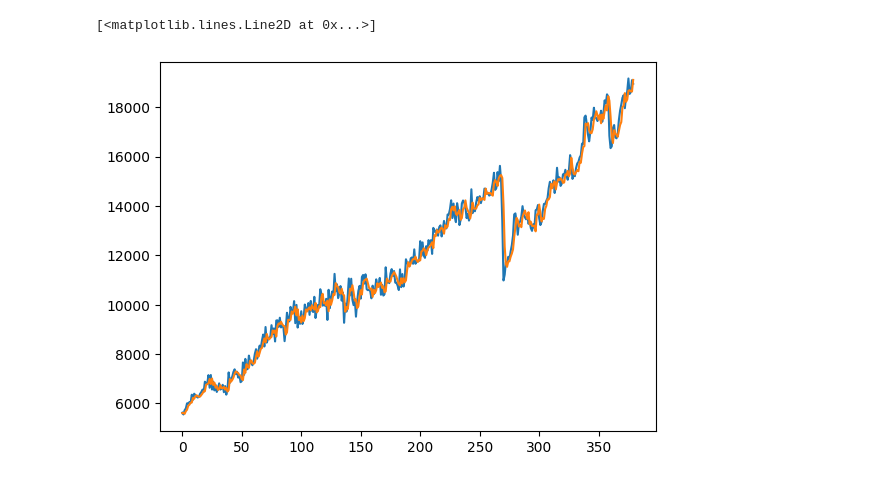
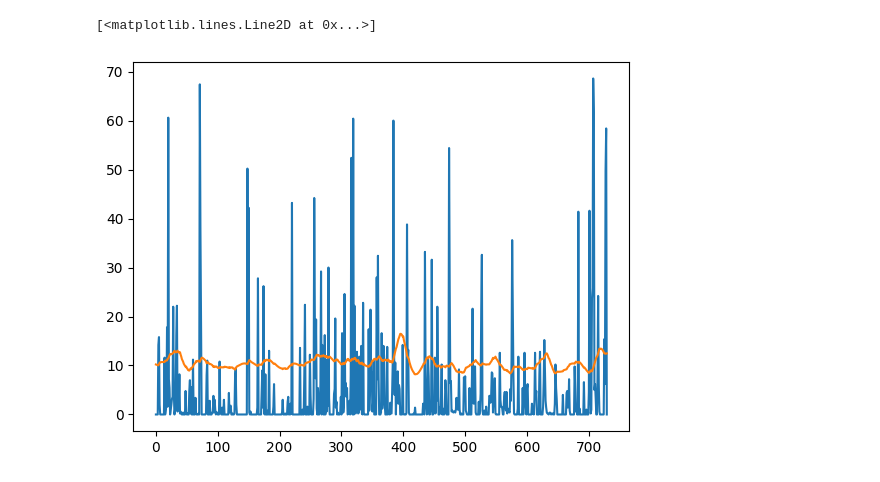
Before and after one commit to ilanGrynszpan/PyGASModels, a Jupyter notebook: sandbox.ipynb, the cells around one changed output. Saved outputs shown, nothing was run; the diff lists cells and outputs as text; code cells hidden in the pictures.

Commit message:
za gb2 working for 10 harmonics

```diff
--- a/sandbox.ipynb
+++ b/sandbox.ipynb
@@ -11,12 +13,12 @@ xls = pd.read_excel('data/Energia Sudeste.xls')
 # %%
 # Create dynamics object
 dynamics = Dynamics(
-    distribution=GammaLogLinkDistribution(),
-    n=len(xls['energia']),
+    distribution=ZAGB2LogLinkDistribution(),
+    n=len(xls['precipitation'][0:730]),
     trend=None,
     seasonality=None,
-    harmonics=6,
-    period=12,
+    harmonics=10,
+    period=365.25,
     time_varying_indices=[0],
     fixed_params_indices=[1],
     args=[0.05, 0.02]
@@ -24,5 +102,5 @@ dynamics = Dynamics(
 # %%
-initial_params = dynamics.get_initial_values(xls['energia'])
+initial_params = dynamics.get_initial_values(xls['precipitation'][0:730])
 # %%
 initial_params
 # %% [output]
@@ -33,18 +114,14 @@ array([2.        , 2.        , 2.        , 2.        , 2.        ,
 # %%
-
-# Define bounds
-bounds = [
-    (-20000, 20000),    # km
-    (-20000, 20000),    # kg
-    *[(None, None) for _ in range(13)],
-    (None,None)
-]
 
 # Run optimization
 result = minimize(
     dynamics.objective,
     x0=initial_params,
-    args=(xls['energia'],),
+    args=(xls['precipitation'][0:730]),
     method='BFGS',
-    options={'gtol': 1e-1, 'maxiter': 10000}
+    options={
+        'gtol': 1e-1,      # Looser tolerance
+        'maxiter': 1000,   # Fewer iterations
+        'disp': True       # Show progress
+    }
 )
@@ -95,5 +182,5 @@ array([  7.9068272 ,  -0.01854502,  -0.17994326, -13.7653389 ,
 # %%
-y = dynamics.fit_in_sample(fis, xls['energia'])
+y = dynamics.fit_in_sample(fis, xls['precipitation'][0:730])
 # %%
 y
 # %% [output]
@@ -119,8 +224,8 @@ np.exp(0.998) * (y / np.exp(9.953) - 1)
 # %%
-plt.plot(xls['energia'])
+plt.plot(xls['precipitation'][0:730])
 plt.plot(y)
 # %% [output]
 [<matplotlib.lines.Line2D at 0x...>]
-[figure, old version]
+[figure, new version]
 # %%
 y = dynamics.fit_in_sample([2.927e-02, 9.953, 0.998], xls['energia'])
```
Also changed, not shown: parts of 13 cells of this notebook, 3 other files.
